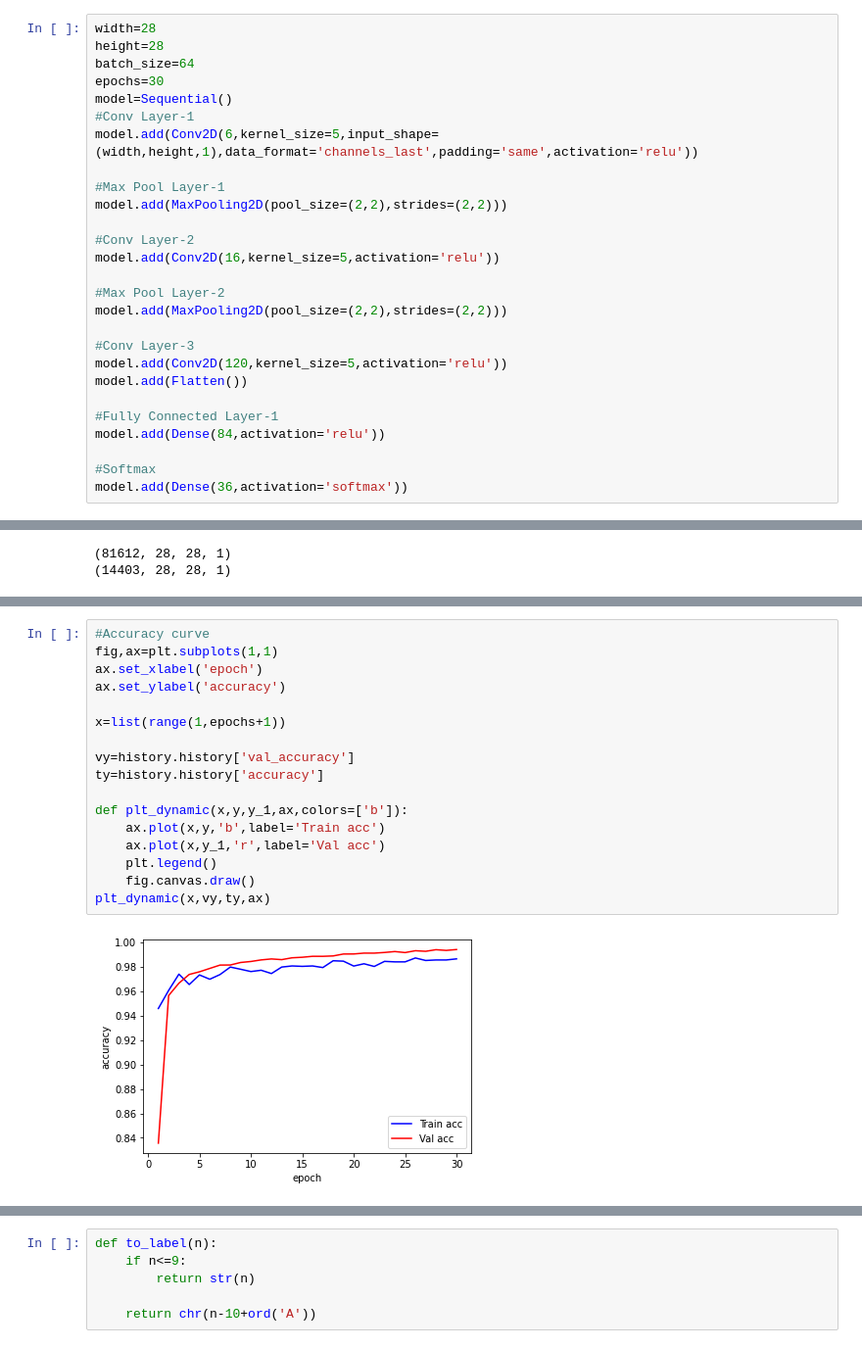
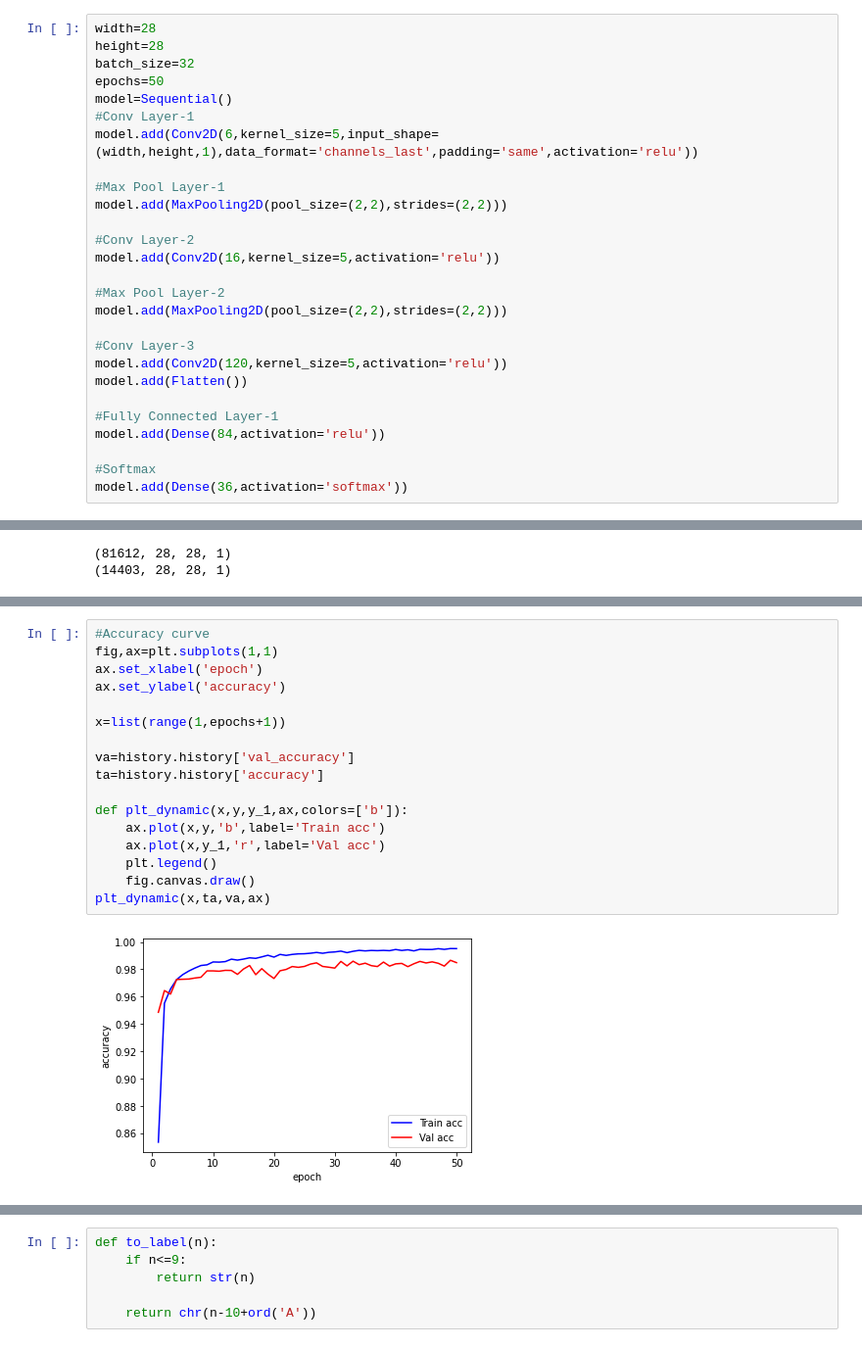
Before and after one commit to yashgupta417/ANPR, a Jupyter notebook: char_recog.ipynb, the cells around one changed output, grey strips where cells are left out. Shown at 98% size. Drawn from its saved outputs; the diff is of its cells as text.

Commit message:
lenet trained on 50 epochs

```diff
--- a/char_recog.ipynb
+++ b/char_recog.ipynb
@@ -240,8 +240,8 @@ from keras.layers.convolutional import Conv2D,MaxPooling2D
 # %%
 width=28
 height=28
-batch_size=64
-epochs=30
+batch_size=32
+epochs=50
 model=Sequential()
 #Conv Layer-1
 model.add(Conv2D(6,kernel_size=5,input_shape=(width,height,1),data_format='channels_last',padding='same',activation='relu'))
@@ -339,20 +339,20 @@ plt_dynamic(x,vy,ty,ax)
 # %%
 #Accuracy curve
 fig,ax=plt.subplots(1,1)
 ax.set_xlabel('epoch')
 ax.set_ylabel('accuracy')
 
 x=list(range(1,epochs+1))
 
-vy=history.history['val_accuracy']
-ty=history.history['accuracy']
+va=history.history['val_accuracy']
+ta=history.history['accuracy']
 
 def plt_dynamic(x,y,y_1,ax,colors=['b']):
     ax.plot(x,y,'b',label='Train acc')
     ax.plot(x,y_1,'r',label='Val acc')
     plt.legend()
     fig.canvas.draw()
-plt_dynamic(x,vy,ty,ax)
+plt_dynamic(x,ta,va,ax)
 # %% [output]
-[figure, old version]
+[figure, new version]
 # %%
```
Also changed, not shown: parts of 7 cells of this notebook.
